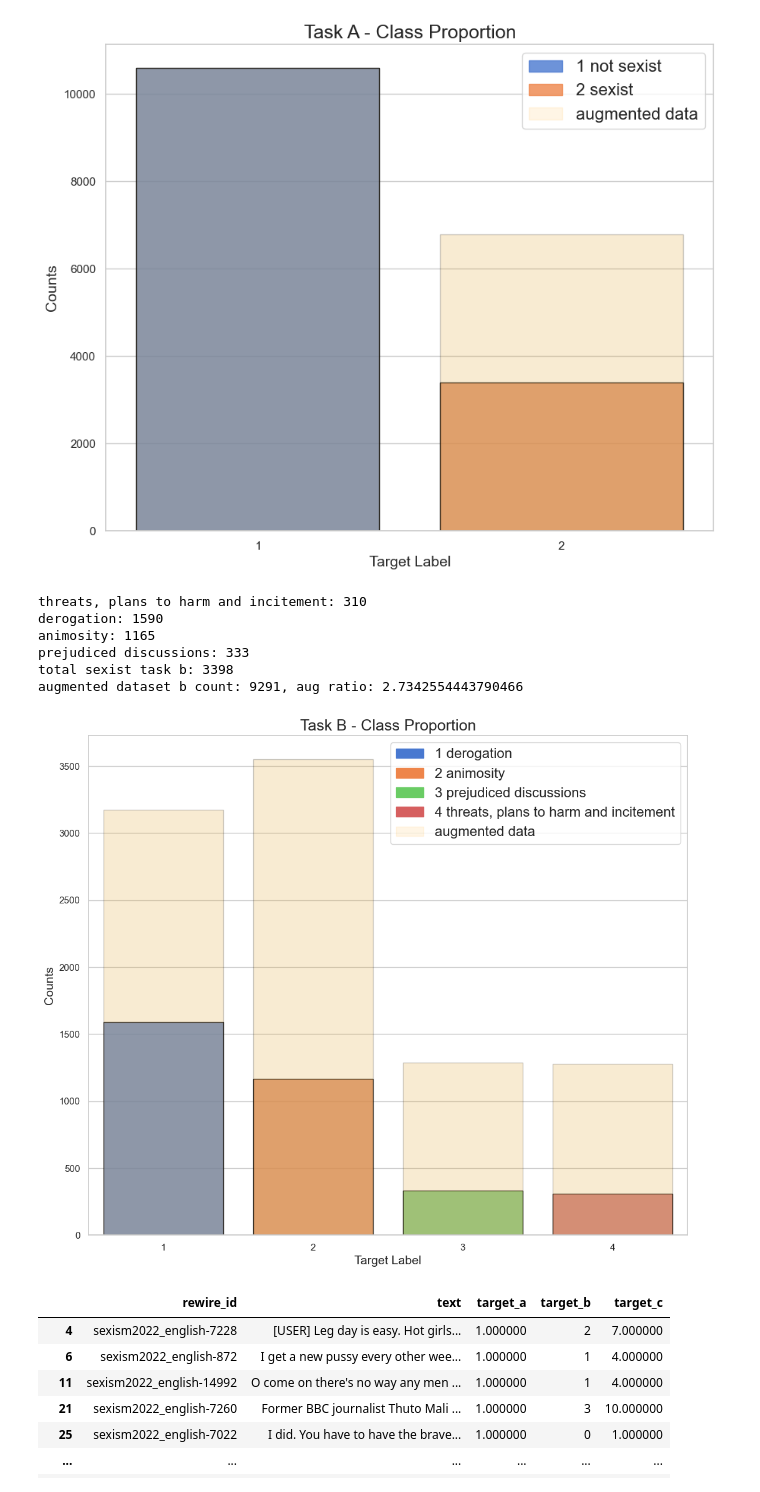
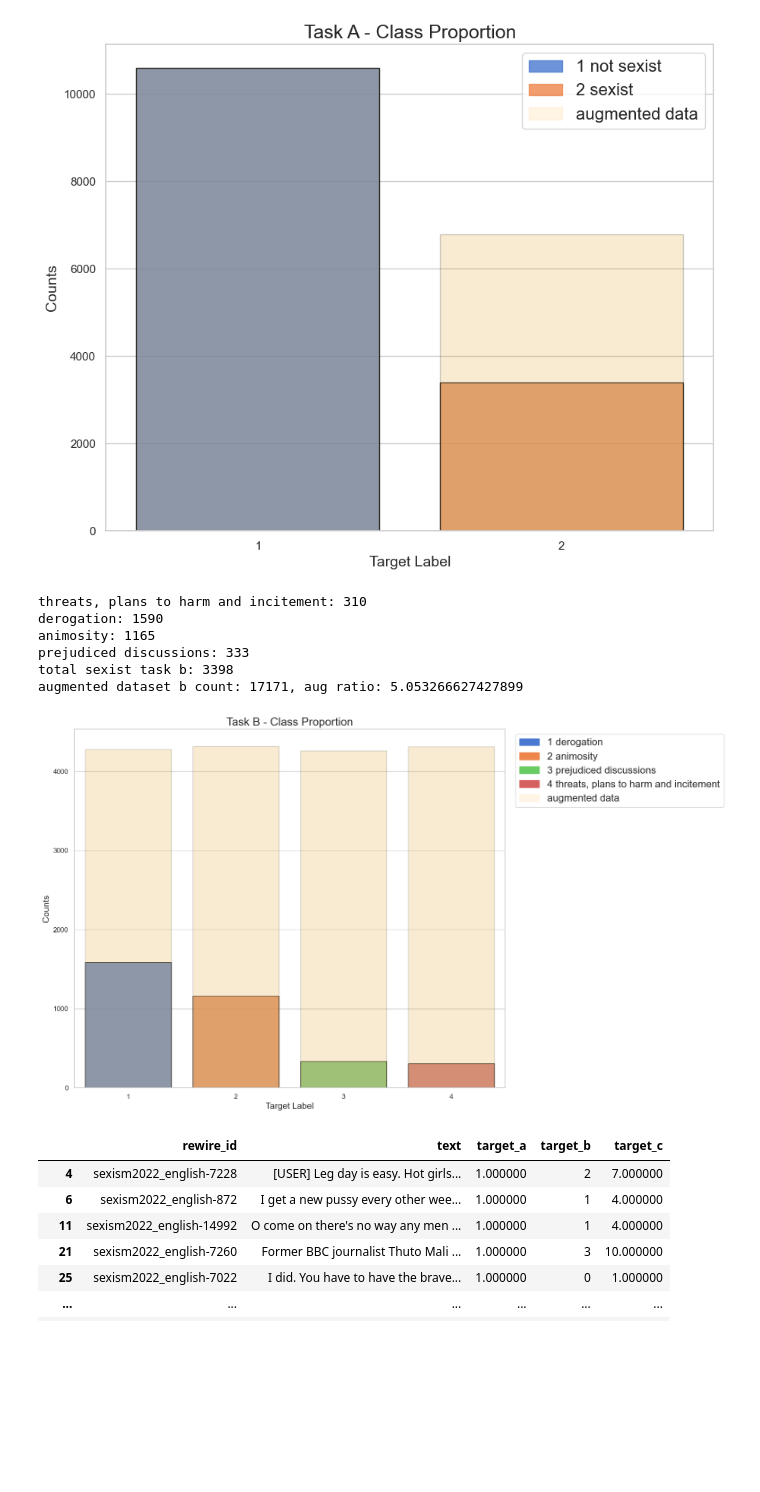
Before and after one commit to AxelBogos/SemEval-Edos, a Jupyter notebook: notebooks/5_ab_final-report-plots-data-aug.ipynb, the cells around one changed output. Drawn from its saved outputs; the diff is of its cells as text; code cells hidden in the pictures; blank space fills up the shorter version.

Commit message:
add rand insert and synonym replace for gab and reddit

```diff
--- a/notebooks/5_ab_final-report-plots-data-aug.ipynb
+++ b/notebooks/5_ab_final-report-plots-data-aug.ipynb
@@ -13,10 +13,16 @@ import matplotlib.patches as mpatches
 # %%
 train_df = pd.read_csv(os.path.join(INTERIM_DATA_DIR, "train.csv"))
 val_df = pd.read_csv(os.path.join(INTERIM_DATA_DIR, "val.csv"))
+
 train_aug_insertion = pd.read_csv(os.path.join(AUGMENTED_DATA_DIR, "train_augmented_random_insertion_emb.csv"))
 train_aug_synonym = pd.read_csv(os.path.join(AUGMENTED_DATA_DIR, "train_augmented_synonym_replacement_emb.csv"))
+
+train_aug_insertion_sf = pd.read_csv(os.path.join(AUGMENTED_DATA_DIR, "sf_train_augmented_random_insertion_emb.csv"))
+train_aug_synonym_sf = pd.read_csv(os.path.join(AUGMENTED_DATA_DIR, "sf_train_augmented_synonym_replacement_emb.csv"))
+
 train_rand_swap = pd.read_csv(os.path.join(AUGMENTED_DATA_DIR, "train_augmented_random_swap.csv"))
 train_self_training = pd.read_csv(os.path.join(AUGMENTED_DATA_DIR, "task_b_GAB_aug.csv"))
+train_self_training_reddit = pd.read_csv(os.path.join(AUGMENTED_DATA_DIR, "task_b_reddit_aug.csv"))
 # %%
 # Explore task a
 # train_task_a = train_df.drop(['rewire_id', 'target_b', 'target_c'], axis=1)
@@ -85,18 +91,27 @@ b1_aug_syn = train_aug_synonym.loc[train_aug_synonym['target_b'] == 0]
 b1_aug_insertion = train_aug_insertion.loc[train_aug_insertion['target_b'] == 0]
 b1_aug_swap = train_rand_swap.loc[train_rand_swap['target_b'] == 0]
 b1_sf = train_self_training.loc[train_self_training['target_b'] == 0]
+b1_sfr = train_self_training_reddit.loc[train_self_training_reddit['target_b'] == 0]
+b1_sfr_insert = train_aug_insertion_sf.loc[train_aug_insertion_sf['target_b'] == 0]
+b1_sfr_syn = train_aug_synonym_sf.loc[train_aug_synonym_sf['target_b'] == 0]
 print(f"threats, plans to harm and incitement: {len(b1)}")
 
 b2 = train_task_b.loc[train_task_b['target_b'] == 1]
 b2_aug_syn = train_aug_synonym.loc[train_aug_synonym['target_b'] == 1]
 b2_aug_insertion = train_aug_insertion.loc[train_aug_insertion['target_b'] == 1]
 b2_sf = train_self_training.loc[train_self_training['target_b'] == 1]
+b2_sfr = train_self_training_reddit.loc[train_self_training_reddit['target_b'] == 1]
+b2_sfr_insert = train_aug_insertion_sf.loc[train_aug_insertion_sf['target_b'] == 1]
+b2_sfr_syn = train_aug_synonym_sf.loc[train_aug_synonym_sf['target_b'] == 1]
 print(f"derogation: {len(b2)}")
 
 b3 = train_task_b.loc[train_task_b['target_b'] == 2]
 b3_aug_syn = train_aug_synonym.loc[train_aug_synonym['target_b'] == 2]
 b3_aug_insertion = train_aug_insertion.loc[train_aug_insertion['target_b'] == 2]
 b3_sf = train_self_training.loc[train_self_training['target_b'] == 2]
+b3_sfr = train_self_training_reddit.loc[train_self_training_reddit['target_b'] == 2]
+b3_sfr_insert = train_aug_insertion_sf.loc[train_aug_insertion_sf['target_b'] == 2]
+b3_sfr_syn = train_aug_synonym_sf.loc[train_aug_synonym_sf['target_b'] == 2]
 print(f"animosity: {len(b3)}")
 
 b4 = train_task_b.loc[train_task_b['target_b'] == 3]
@@ -104,6 +119,9 @@ b4_aug_syn = train_aug_synonym.loc[train_aug_synonym['target_b'] == 3]
 b4_aug_insertion = train_aug_insertion.loc[train_aug_insertion['target_b'] == 3]
 b4_aug_swap = train_rand_swap.loc[train_rand_swap['target_b'] == 3]
 b4_sf = train_self_training.loc[train_self_training['target_b'] == 3]
+b4_sfr = train_self_training_reddit.loc[train_self_training_reddit['target_b'] == 3]
+b4_sfr_insert = train_aug_insertion_sf.loc[train_aug_insertion_sf['target_b'] == 3]
+b4_sfr_syn = train_aug_synonym_sf.loc[train_aug_synonym_sf['target_b'] == 3]
 print(f"prejudiced discussions: {len(b4)}")
 
 print(f"total sexist task b: {len(pd.concat([b1, b2, b3, b4]))}")
@@ -112,21 +130,34 @@ aug_task_b = pd.concat([train_task_b,
                         b1_aug_insertion.sample(int(len(b1) * 1)),
                         b1_aug_syn.sample(int(len(b1) * 1)),
                         b1_aug_swap.sample(int(len(b1) * 0)),
+                        b1_sfr_insert.sample(int(len(b1_sfr_insert) * 1)),
+                        b1_sfr_syn.sample(int(len(b1_sfr_syn) * 1)),
 
-                        b2_aug_insertion.sample(int(len(b2) * 0.5)),
+                        b2_aug_insertion.sample(int(len(b2) * 0.45)),
                         b2_aug_syn.sample(int(len(b2) * 0)),
+                        b2_sfr_insert.sample(int(len(b2_sfr_insert) * 0)),
+                        b2_sfr_syn.sample(int(len(b2_sfr_syn) * 0)),
 
                         b3_aug_insertion.sample(int(len(b3) * 0.5)),
                         b3_aug_syn.sample(int(len(b3) * 0)),
+                        b3_sfr_insert.sample(int(len(b3_sfr_insert) * 0)),
+                        b3_sfr_syn.sample(int(len(b3_sfr_syn) * 0)),
 
-                        b4_aug_syn.sample(int(len(b4) * 1)),
-                        b4_aug_insertion.sample(int(len(b4) * 1)),
+                        b4_aug_syn.sample(int(len(b4) * 0)),
+                        b4_aug_insertion.sample(int(len(b4) * 0)),
                         b4_aug_swap.sample(int(len(b4) * 0)),
+                        b4_sfr_insert.sample(int(len(b4_sfr_insert) * 0.7)),
+                        b4_sfr_syn.sample(int(len(b4_sfr_syn) * 0)),
 
                         b1_sf.sample(int(len(b1_sf) * 1)),
                         b2_sf.sample(int(len(b2_sf) * 1)),
                         b3_sf.sample(int(len(b3_sf) * 1)),
-                        b4_sf.sample(int(len(b4_sf) * 1))])
+                        b4_sf.sample(int(len(b4_sf) * 1)),
+
+                        b1_sfr.sample(int(len(b1_sfr) * 1)),
+                        b2_sfr.sample(int(len(b2_sfr) * 1)),
+                        b3_sfr.sample(int(len(b3_sfr) * 1)),
+                        b4_sfr.sample(int(len(b4_sfr) * 0.95))])
 
 print(f"augmented dataset b count: {len(aug_task_b)}, aug ratio: {len(aug_task_b)/len(train_task_b)}")
 
@@ -151,36 +182,36 @@ counts1 = counts1.reindex([1,2,3,0])
 
 # Create a bar plot using Seaborn
 palette = sns.color_palette("muted")
 sns.barplot(x=counts.index, y=counts.values, order=counts.index, palette=palette,
             edgecolor="black", alpha=0.8)
 
 sns.barplot(x=counts1.index, y=counts1.values, order=counts1.index, color='orange',
             edgecolor="black", alpha=0.2)
 
 labels = ['1 derogation', '2 animosity', '3 prejudiced discussions', '4 threats, plans to harm and incitement']
 labels_axis = ['1', '2', '3', '4']
 plt.xticks([0, 1, 2, 3], labels_axis)
 
 # Create proxy artists for the legend
 proxy_artists = []
 for i, (label, color) in enumerate(zip(labels, palette)):
     proxy_artists.append(mpatches.Patch(color=color, label=label, edgecolor='black', alpha=1))
     if i == 3:
         # Add a separate bar for augmented data
         proxy_artists.append(mpatches.Patch(color='orange', label="augmented data", edgecolor='black', alpha=0.1))
 
 # Create the legend
-plt.legend(handles=proxy_artists, loc='upper right', fontsize=16, bbox_to_anchor=(1.0, 1.0))
+plt.legend(handles=proxy_artists, loc='upper right', fontsize=16, bbox_to_anchor=(1.52, 1.0))
 plt.subplots_adjust(left=0.1, right=0.9, bottom=0.1, top=0.9)
 # plt.savefig('TaskB-ClassProportion_aug.png', dpi=500)
 # %% [output]
 threats, plans to harm and incitement: 310
 derogation: 1590
 animosity: 1165
 prejudiced discussions: 333
 total sexist task b: 3398
-augmented dataset b count: 9291, aug ratio: 2.7342554443790466
+augmented dataset b count: 17171, aug ratio: 5.053266627427899
-[figure, old version]
+[figure, new version]
 # %%
 aug_task_b
 # %% [output]
```
Also changed, not shown: 6 other files.
